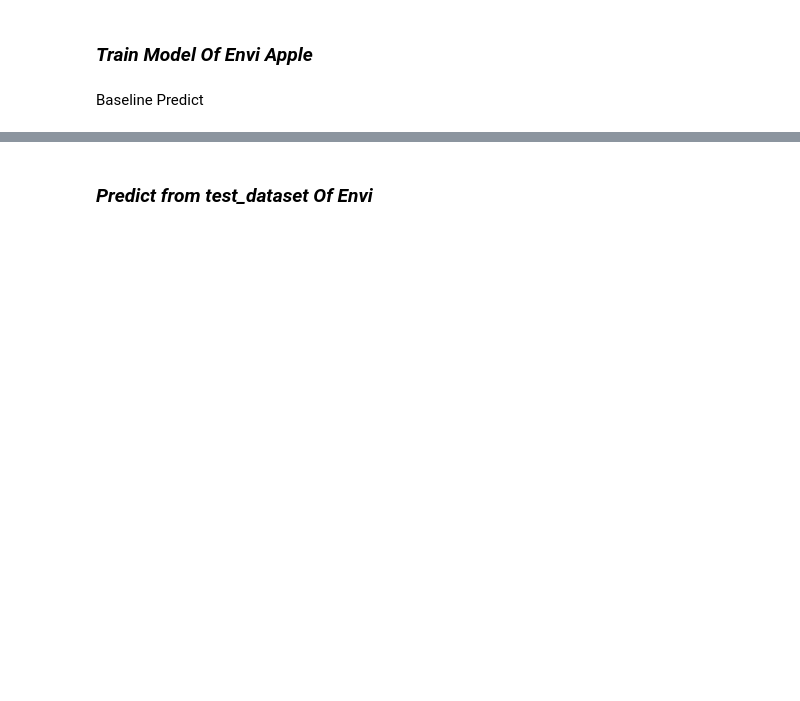
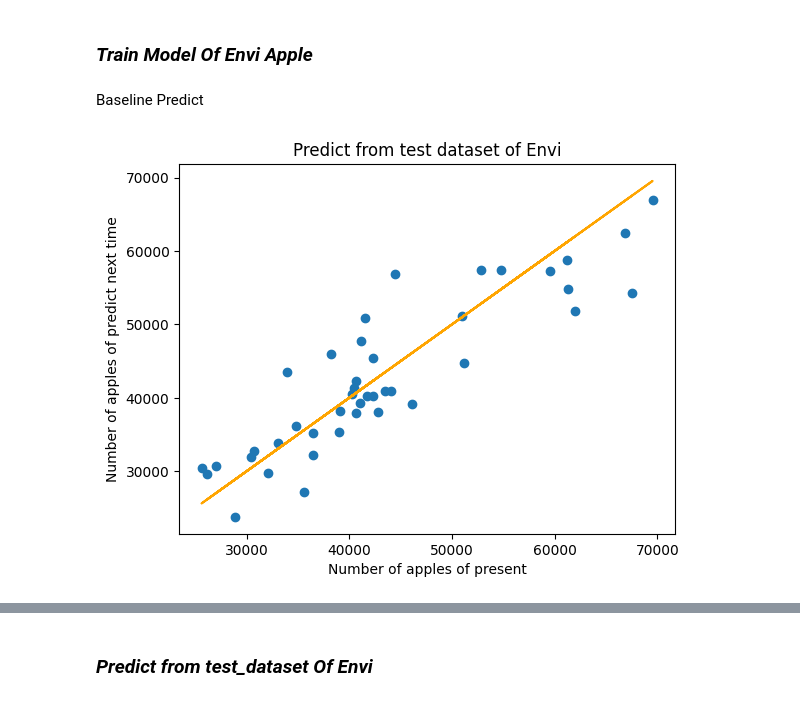
Before and after one commit to OatKID/RegressionMiniProject, a Jupyter notebook: algorithm/Envi/1_predict_1/baseline.ipynb, the cells around one changed output, grey strips where cells are left out. Saved outputs shown, nothing was run; the diff lists cells and outputs as text; code cells hidden in the pictures; blank space fills up the shorter version.

```diff
--- a/algorithm/Envi/1_predict_1/baseline.ipynb
+++ b/algorithm/Envi/1_predict_1/baseline.ipynb
@@ -81,3 +77,13 @@ baseline_predict = x_test
+# %%
+
+plt.scatter(x_test[:, 1:], y_test[:, 1:])
+plt.plot(x_test[:, 1:], baseline_predict, color="orange")
+plt.xlabel("Number of apples of present")
+plt.ylabel("Number of apples of predict next time")
+plt.title("Predict from test dataset of Envi")
+plt.show()
+# %% [output]
+[figure, added]
 # %%
 def findBestBaseLine(r,t,x,y):
     a = 1000000
```
Also changed, not shown: parts of 10 cells of this notebook.
